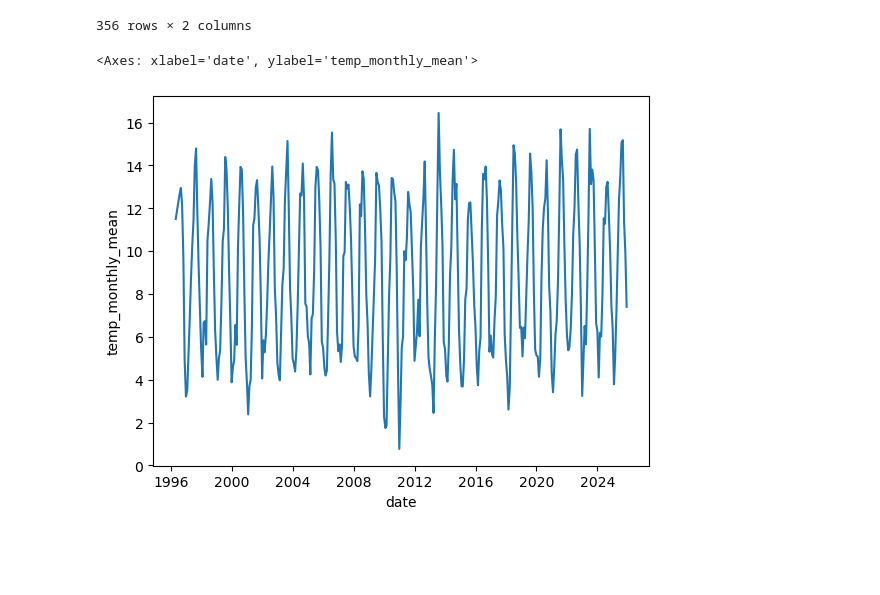
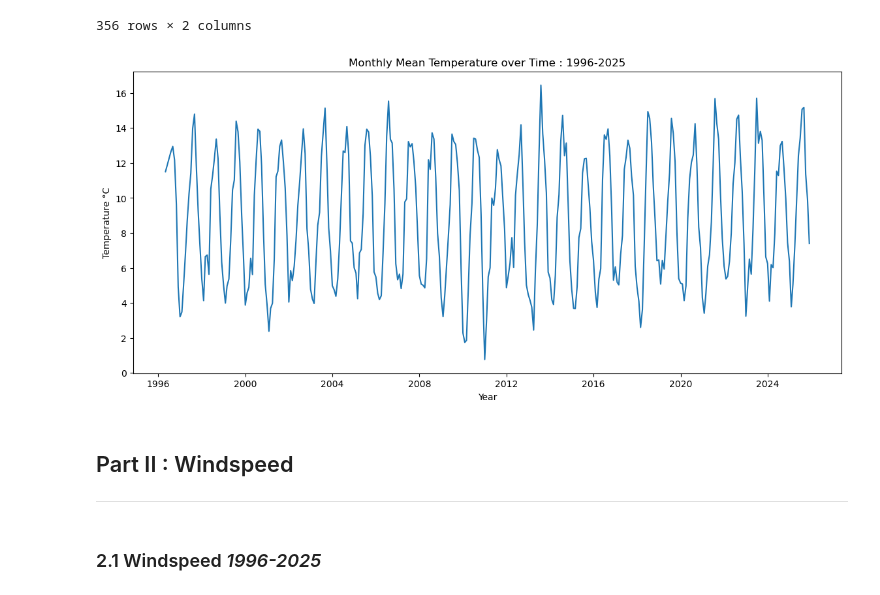
Before and after one commit to Maroua-El-Imame/programming-for-data-analytics, a Jupyter notebook: assignments/assignment_6_weather.ipynb, the cells around one changed output. Drawn from its saved outputs; the diff is of its cells as text; code cells hidden in the pictures; blank space fills up the shorter version.

```diff
--- a/assignments/assignment_6_weather.ipynb
+++ b/assignments/assignment_6_weather.ipynb
@@ -274,7 +300,16 @@ monthly_df
 | 355 | 2025-11-30 | 7.400000 |
 356 rows × 2 columns
 # %%
+plt.figure(figsize=(14,6))
 sns.lineplot(data= monthly_df, x='date', y='temp_monthly_mean')
+plt.xlabel('Year')
+plt.ylabel('Temperature °C')
+plt.title('Monthly Mean Temperature over Time : 1996-2025')
+plt.show()
 # %% [output]
-<Axes: xlabel='date', ylabel='temp_monthly_mean'>
-[figure, old version]
+[figure, new version]
+# %% [markdown]
+## Part II : Windspeed
+___
+# %% [markdown]
+### 2.1 Windspeed _1996-2025_
```
Also changed, not shown: parts of 23 cells of this notebook.
